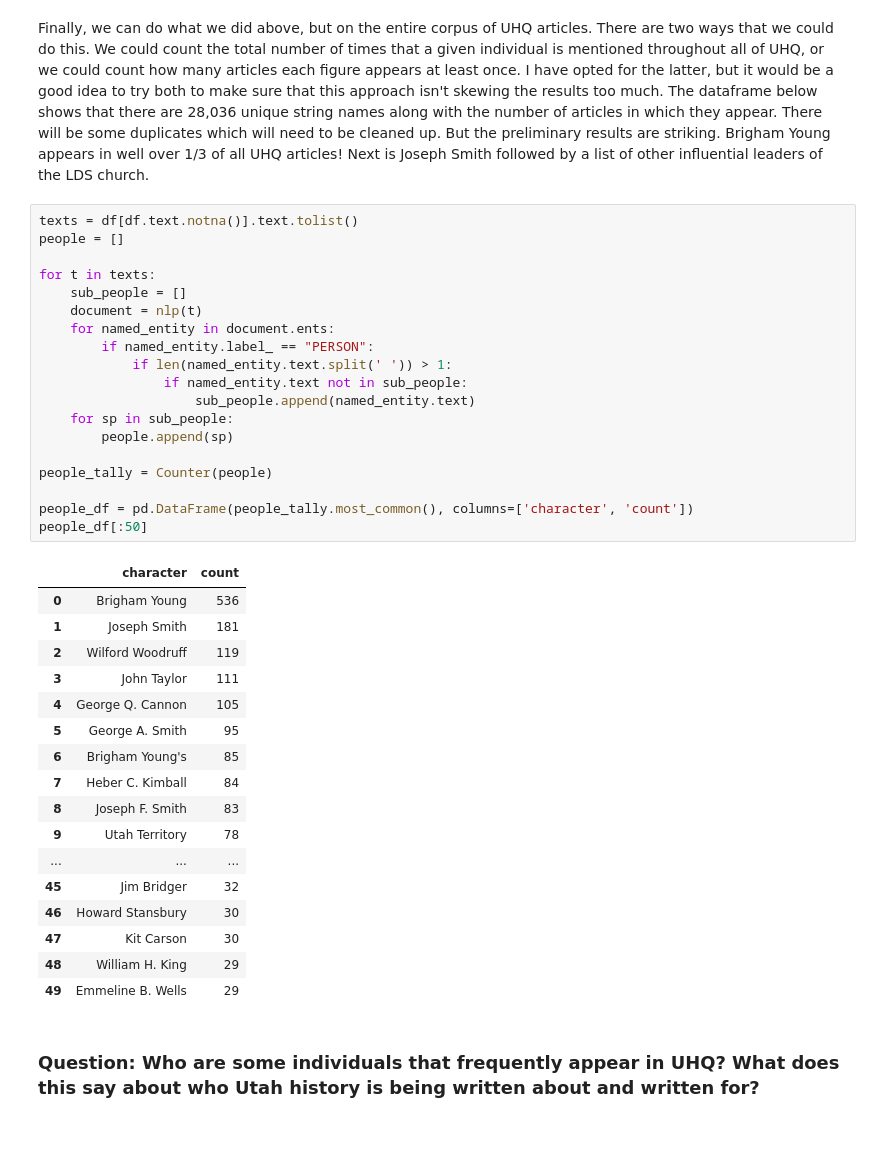
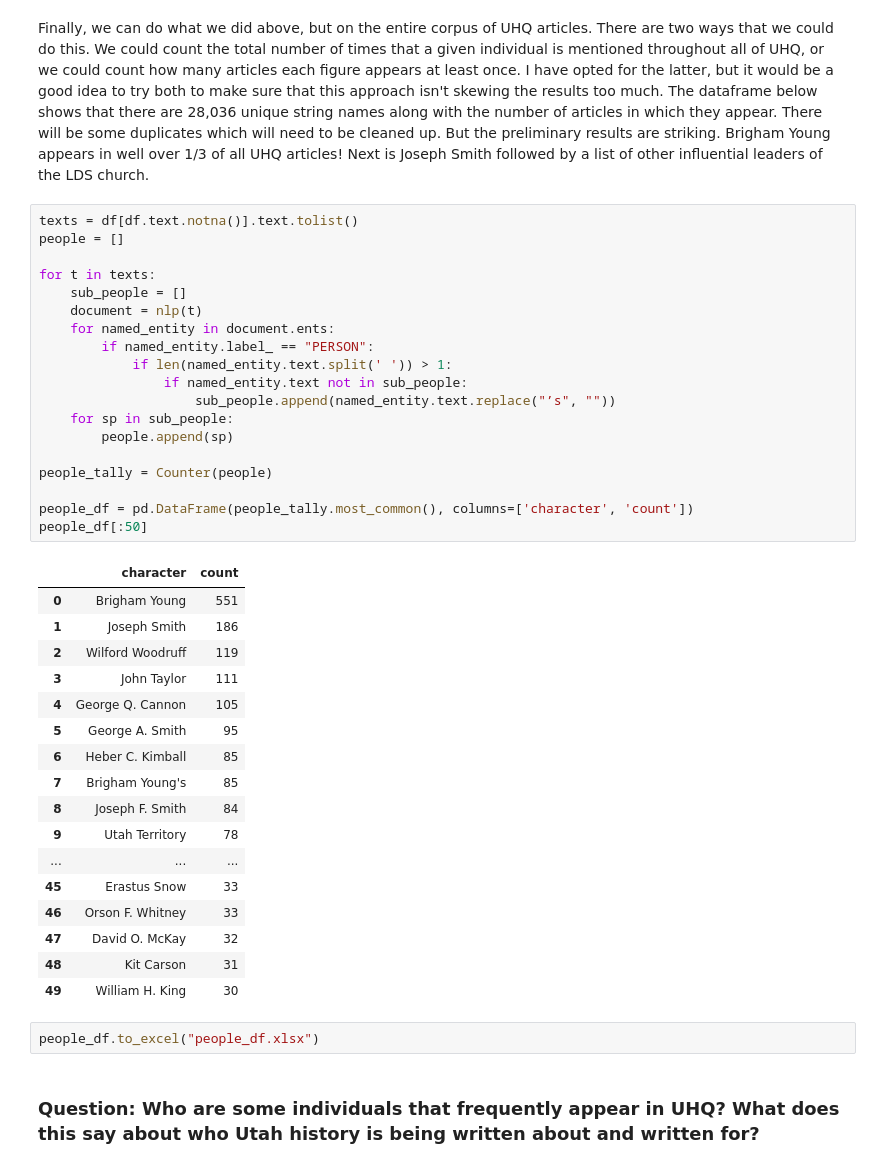
Before and after one commit to sdstewart/utah_digital_history_2022, a Jupyter notebook: text_analysis.ipynb, the cells around one changed output. Drawn from its saved outputs; the diff is of its cells as text; blank space fills up the shorter version.

```diff
--- a/text_analysis.ipynb
+++ b/text_analysis.ipynb
@@ -659,39 +659,41 @@ Finally, we can do what we did above, but on the entire corpus of UHQ articles.
 # %%
 texts = df[df.text.notna()].text.tolist()
 people = []
 
 for t in texts:
     sub_people = []
     document = nlp(t)
     for named_entity in document.ents:
         if named_entity.label_ == "PERSON":
             if len(named_entity.text.split(' ')) > 1:
                 if named_entity.text not in sub_people:
-                    sub_people.append(named_entity.text)
+                    sub_people.append(named_entity.text.replace("’s", ""))
     for sp in sub_people:
         people.append(sp)
 
 people_tally = Counter(people)
 
 people_df = pd.DataFrame(people_tally.most_common(), columns=['character', 'count'])
 people_df[:50]
 # %% [output]
 |  | character | count |
-| 0 | Brigham Young | 536 |
-| 1 | Joseph Smith | 181 |
+| 0 | Brigham Young | 551 |
+| 1 | Joseph Smith | 186 |
 | 2 | Wilford Woodruff | 119 |
 | 3 | John Taylor | 111 |
 | 4 | George Q. Cannon | 105 |
 | 5 | George A. Smith | 95 |
-| 6 | Brigham Young's | 85 |
-| 7 | Heber C. Kimball | 84 |
-| 8 | Joseph F. Smith | 83 |
+| 6 | Heber C. Kimball | 85 |
+| 7 | Brigham Young's | 85 |
+| 8 | Joseph F. Smith | 84 |
 | 9 | Utah Territory | 78 |
 | ... | ... | ... |
-| 45 | Jim Bridger | 32 |
-| 46 | Howard Stansbury | 30 |
-| 47 | Kit Carson | 30 |
-| 48 | William H. King | 29 |
-| 49 | Emmeline B. Wells | 29 |
+| 45 | Erastus Snow | 33 |
+| 46 | Orson F. Whitney | 33 |
+| 47 | David O. McKay | 32 |
+| 48 | Kit Carson | 31 |
+| 49 | William H. King | 30 |
+# %%
+people_df.to_excel("people_df.xlsx")
 # %% [markdown]
 ### Question: Who are some individuals that frequently appear in UHQ? What does this say about who Utah history is being written about and written for?
```
Also changed, not shown: parts of 1 cell of this notebook, 24 other files.
